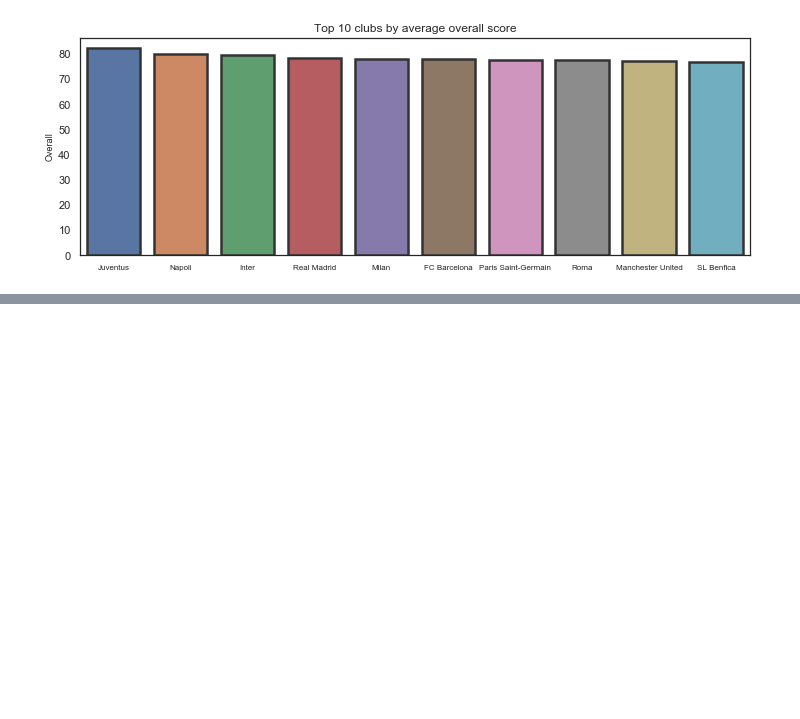
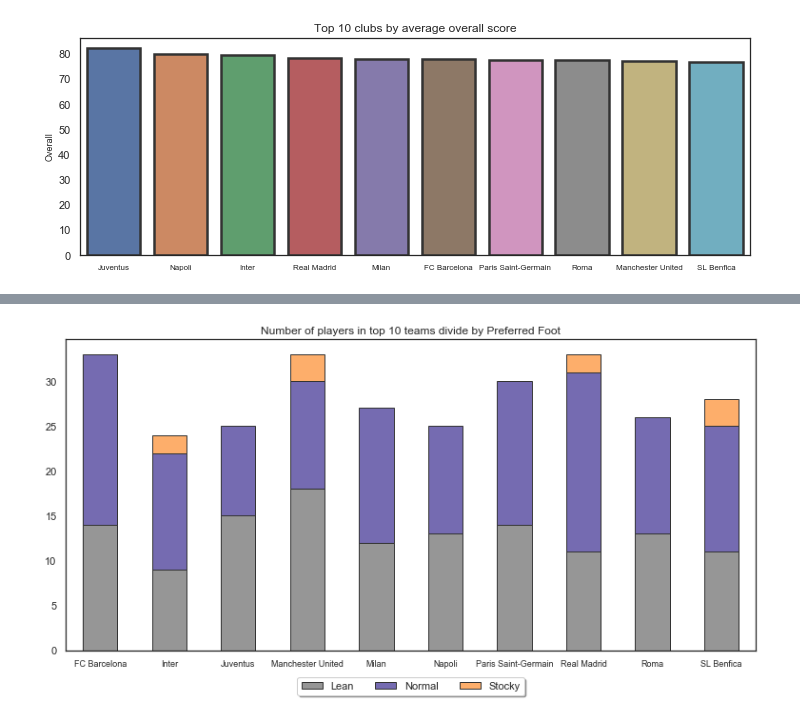
Before and after one commit to JakubPluta/EDA-ML, a Jupyter notebook: Fifa 19 Overall EDA.ipynb, the cells around one changed output, grey strips where cells are left out. Drawn from its saved outputs; the diff is of its cells as text; code cells hidden in the pictures; blank space fills up the shorter version.

```diff
--- a/Fifa 19 Overall EDA.ipynb
+++ b/Fifa 19 Overall EDA.ipynb
@@ -414,0 +441,9 @@ plt.xlabel('');
+# %%
+c9 = cm.tab20c_r(np.linspace(.112,.936, 4))
+bt.plot(kind='bar',stacked=True,color=c9,figsize=(13,6),linewidth=1,edgecolor=".2")
+plt.title('Number of players in top 10 teams divide by Preferred Foot');
+plt.xlabel('');
+plt.xticks(fontsize=9,rotation=0)
+plt.legend(loc='upper center', bbox_to_anchor=(0.5, -0.07), shadow=True, ncol=5);
+# %% [output]
+[figure, added]
```
Also changed, not shown: parts of 5 cells of this notebook.
